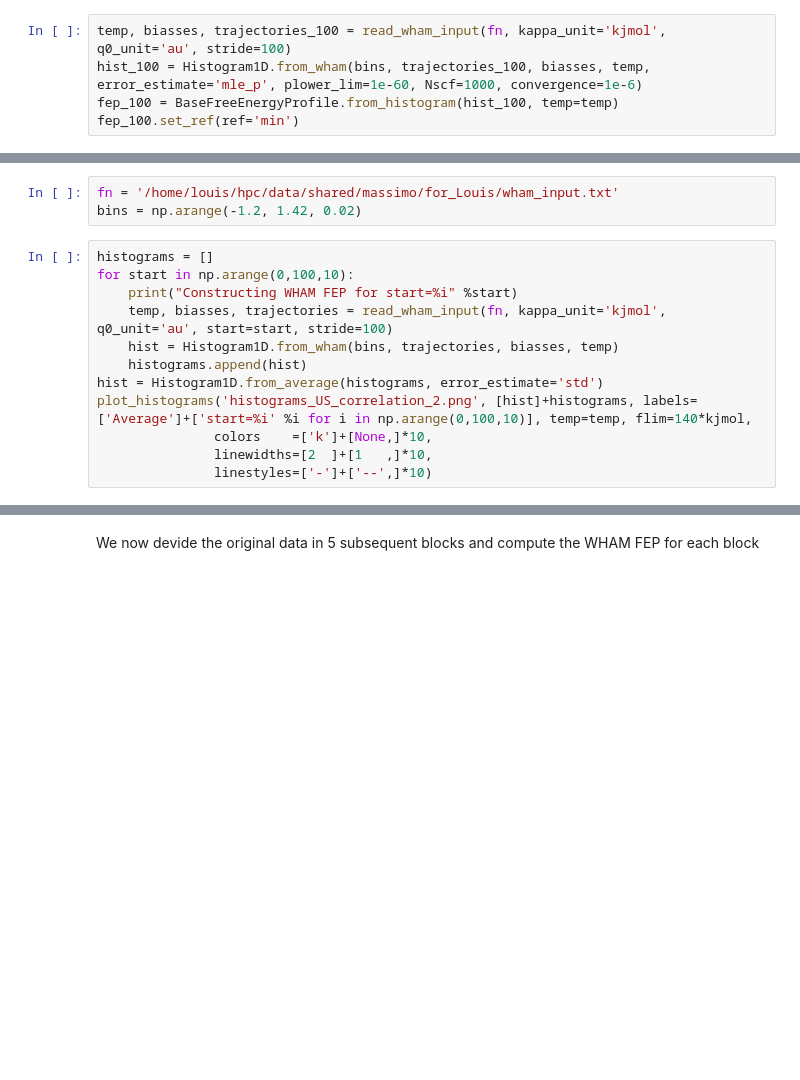
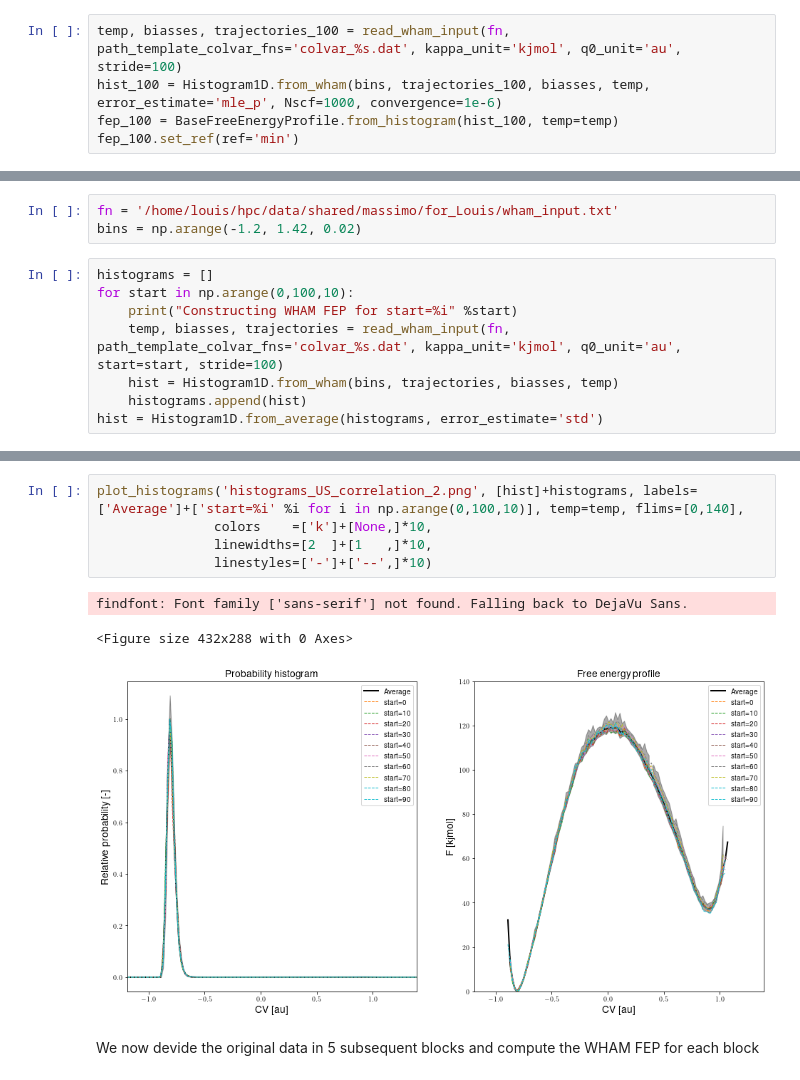
Before and after one commit to molmod/ThermoLIB, a Jupyter notebook: examples/WHAM/wham.ipynb, the cells around one changed output, grey strips where cells are left out. Drawn from its saved outputs; the diff is of its cells as text; blank space fills up the shorter version.

```diff
--- a/examples/WHAM/wham.ipynb
+++ b/examples/WHAM/wham.ipynb
@@ -113,8 +92,8 @@ hist_1 = Histogram1D.from_wham(bins, trajectories_1, biasses, temp, error_estima
 fep_1 = BaseFreeEnergyProfile.from_histogram(hist_1, temp=temp)
 fep_1.set_ref(ref='min')
 # %%
-temp, biasses, trajectories_100 = read_wham_input(fn, kappa_unit='kjmol', q0_unit='au', stride=100)
-hist_100 = Histogram1D.from_wham(bins, trajectories_100, biasses, temp, error_estimate='mle_p', plower_lim=1e-60, Nscf=1000, convergence=1e-6)
+temp, biasses, trajectories_100 = read_wham_input(fn, path_template_colvar_fns='colvar_%s.dat', kappa_unit='kjmol', q0_unit='au', stride=100)
+hist_100 = Histogram1D.from_wham(bins, trajectories_100, biasses, temp, error_estimate='mle_p', Nscf=1000, convergence=1e-6)
 fep_100 = BaseFreeEnergyProfile.from_histogram(hist_100, temp=temp)
 fep_100.set_ref(ref='min')
 # %%
@@ -133,11 +112,7 @@ bins = np.arange(-1.2, 1.42, 0.02)
 histograms = []
 for start in np.arange(0,100,10):
     print("Constructing WHAM FEP for start=%i" %start)
-    temp, biasses, trajectories = read_wham_input(fn, kappa_unit='kjmol', q0_unit='au', start=start, stride=100)
+    temp, biasses, trajectories = read_wham_input(fn, path_template_colvar_fns='colvar_%s.dat', kappa_unit='kjmol', q0_unit='au', start=start, stride=100)
     hist = Histogram1D.from_wham(bins, trajectories, biasses, temp)
     histograms.append(hist)
 hist = Histogram1D.from_average(histograms, error_estimate='std')
-plot_histograms('histograms_US_correlation_2.png', [hist]+histograms, labels=['Average']+['start=%i' %i for i in np.arange(0,100,10)], temp=temp, flim=140*kjmol,
-               colors    =['k']+[None,]*10,
-               linewidths=[2  ]+[1   ,]*10,
-               linestyles=['-']+['--',]*10)
@@ -144,3 +140,12 @@ plot_histograms('histograms_US_correlation_2.png', [hist]+histograms, labels=['A
+# %%
+plot_histograms('histograms_US_correlation_2.png', [hist]+histograms, labels=['Average']+['start=%i' %i for i in np.arange(0,100,10)], temp=temp, flims=[0,140],
+               colors    =['k']+[None,]*10,
+               linewidths=[2  ]+[1   ,]*10,
+               linestyles=['-']+['--',]*10)
+# %% [output]
+findfont: Font family ['sans-serif'] not found. Falling back to DejaVu Sans.
+<Figure size 432x288 with 0 Axes>
+[figure, added]
 # %% [markdown]
 We now devide the original data in 5 subsequent blocks and compute the WHAM FEP for each block
 # %%
```
Also changed, not shown: parts of 13 cells of this notebook, 2 other files.
